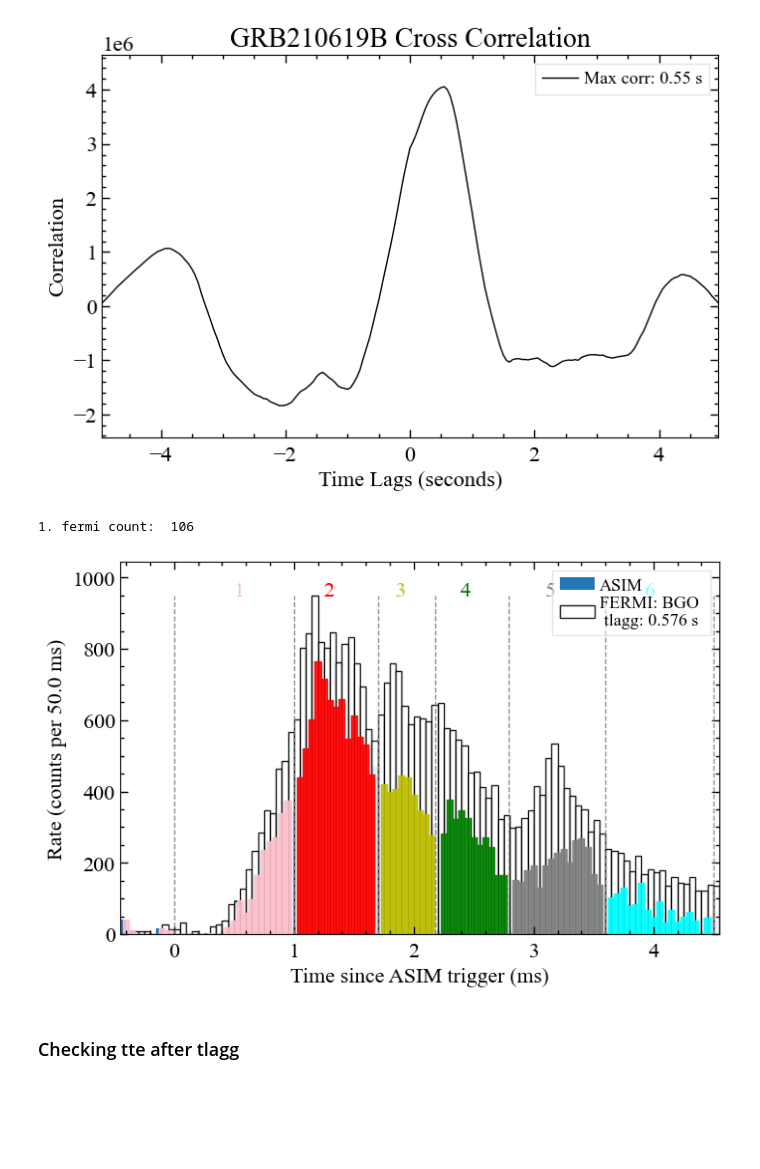
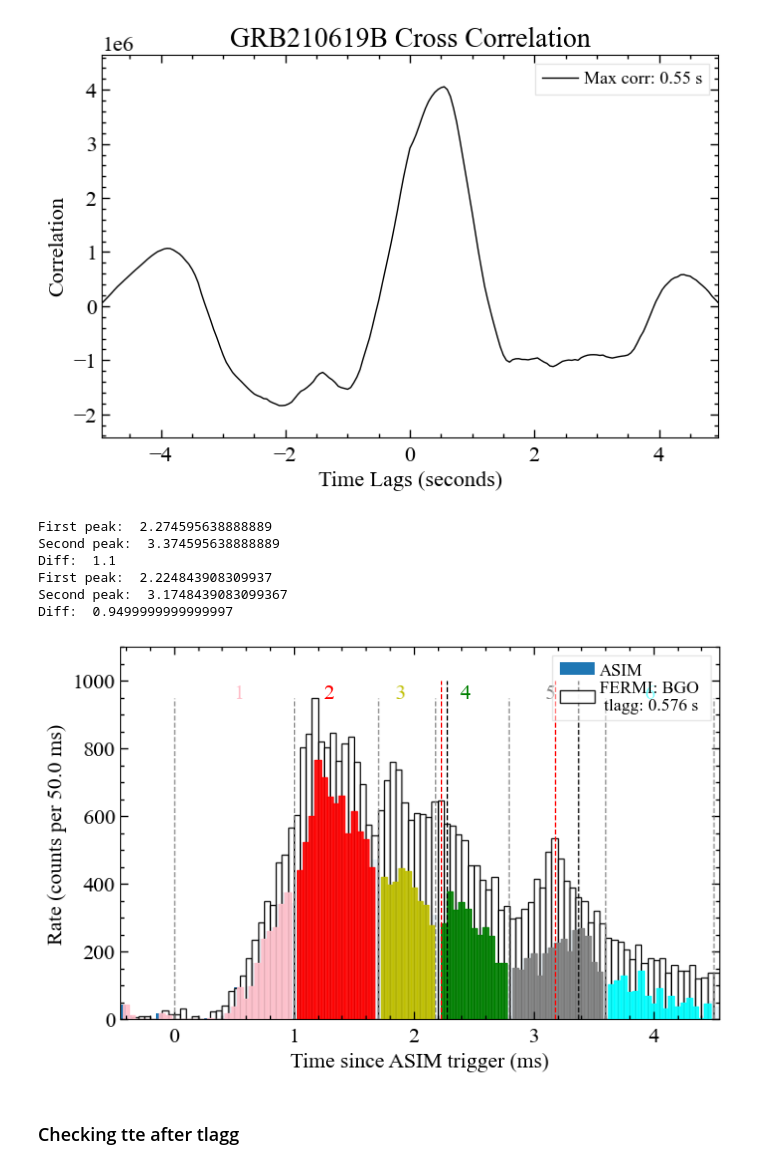
Before and after one commit to AndreasRamsli/GRB, a Jupyter notebook: xspec/FERMI/GRB210619B/GRB210619B_extract_files.ipynb, the cells around one changed output. Saved outputs shown, nothing was run; the diff lists cells and outputs as text; code cells hidden in the pictures; blank space fills up the shorter version.

Commit message:
algo for finding time diff between peaks

```diff
--- a/xspec/FERMI/GRB210619B/GRB210619B_extract_files.ipynb
+++ b/xspec/FERMI/GRB210619B/GRB210619B_extract_files.ipynb
@@ -329,7 +338,6 @@ fermiTUS = fermiTus[ifermiStart:ifermiEnd]
 
 fermiLC = LC.make_lightcurve(toa=fermiTUS,dt=binsize)
 
-print("1. fermi count: ",fermiLC.counts[0])
 for i,count in enumerate(fermiLC.counts):
     if count-fermiBkg <= 0:
         fermiLC.counts[i] = 0
@@ -350,35 +358,69 @@ start, stop = T0,T6  # range to fill between
 for n, l, r in zip(asimLC.counts, asimLC.bin_lo, asimLC.bin_lo[1:]):
     if r < T1:
         ax.fill_between([l, r], 0, n, alpha=0.9,color="pink")
     elif np.logical_and(l>=T1,r<=T2):
         ax.fill_between([l, r], 0, n, alpha=0.9,color="red")
     elif np.logical_and(l>=T2,r<=T3):
         ax.fill_between([l, r], 0, n, alpha=0.9,color="y")
     elif np.logical_and(l>=T3,r<=T4):
         ax.fill_between([l, r], 0, n, alpha=0.9,color="g")
     elif np.logical_and(l>=T4,r<=T5):
         ax.fill_between([l, r], 0, n, alpha=0.9,color="grey")
     elif np.logical_and(l>=T5,r<=T6):
         ax.fill_between([l, r], 0, n, alpha=0.9,color="cyan")
 
 
 
+#TODO: find the time diff between the peaks for fermi and asim
+
+for i,lc in enumerate([asimLC,fermiLC]):
+    iIntStart = find_nearest(lc.bin_lo,T3)
+    iIntEnd = find_nearest(lc.bin_lo,T4)
+    bin_interval = lc.bin_lo[iIntStart:iIntEnd]
+    count_interval = lc.counts[iIntStart:iIntEnd]
+    iMaxCount = find_nearest(count_interval,max(count_interval))
+    T1_peak = bin_interval[iMaxCount]
+    print("First peak: ", bin_interval[iMaxCount])
+    if i == 0:
+        ax.vlines(x=bin_interval[iMaxCount],ymin=0,ymax=1e3,color="black",linestyle="--")
+    else:
+        ax.vlines(x=bin_interval[iMaxCount],ymin=0,ymax=1e3,color="r",linestyle="--")
+
+    iIntStart = find_nearest(lc.bin_lo,T4)
+    iIntEnd = find_nearest(lc.bin_lo,T5)
+    bin_interval = lc.bin_lo[iIntStart:iIntEnd]
+    count_interval = lc.counts[iIntStart:iIntEnd]
+    iMaxCount = find_nearest(count_interval,max(count_interval))
+    T2_peak = bin_interval[iMaxCount]
+    print("Second peak: ",bin_interval[iMaxCount])
+    if i == 0:
+        ax.vlines(x=bin_interval[iMaxCount],ymin=0,ymax=1e3,color="black",linestyle="--")
+    else:
+        ax.vlines(x=bin_interval[iMaxCount],ymin=0,ymax=1e3,color="r",linestyle="--")
+    print("Diff: ", T2_peak-T1_peak)
+
+
 txtUpperLimit = max(fermiLC.counts)
 ax.vlines(x=[T0,T1,T2,T3,T4,T5,T6],ymin=[0]*7,ymax=[txtUpperLimit]*7,color="grey",alpha=0.9,linestyle="--")
 plt.legend(loc="upper right")
 
 
 ax.text((T1+T0)/2,txtUpperLimit,"1",fontsize=16,c="pink")
 ax.text((T2+T1-0.2)/2,txtUpperLimit,"2",fontsize=16,c="red")
 ax.text((T3+T2-0.2)/2,txtUpperLimit,"3",fontsize=16,c="y")
 ax.text((T4+T3-0.2)/2,txtUpperLimit,"4",fontsize=16,c="g")
 ax.text((T5+T4-0.2)/2,txtUpperLimit,"5",fontsize=16,c="grey")
 ax.text((T6+T5-0.25)/2,txtUpperLimit,"6",fontsize=16,c="cyan")
 #plt.savefig("/Home/siv30/wad005/master/GRB/xspec/GRB210619B/CrossCorrolation/newOverlappingLC_asim_fermi_700ms_tlagg.pdf")
 plt.show()
 # %% [output]
-1. fermi count:  106
+First peak:  2.274595638888889
+Second peak:  3.374595638888889
+Diff:  1.1
+First peak:  2.224843908309937
+Second peak:  3.1748439083099367
+Diff:  0.9499999999999997
-[figure, old version]
+[figure, new version]
 # %%
 #TODO: Choose tlagg = 0.576 and select timeinterval 3,4 and see if they are seperated like ASIM lc shows
 #Another thing to do is to make the bins for fermi be equal to asimBins
```
Also changed, not shown: parts of 2 cells of this notebook.
